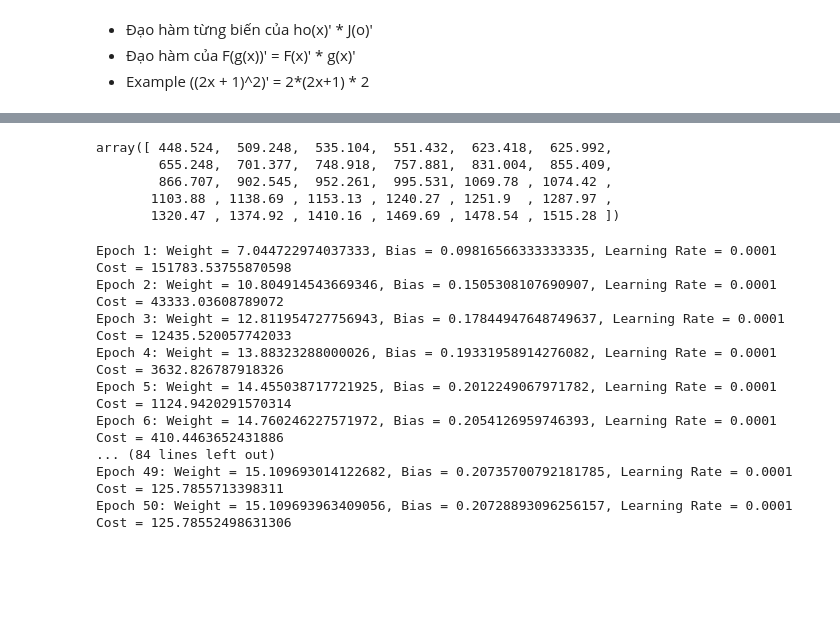
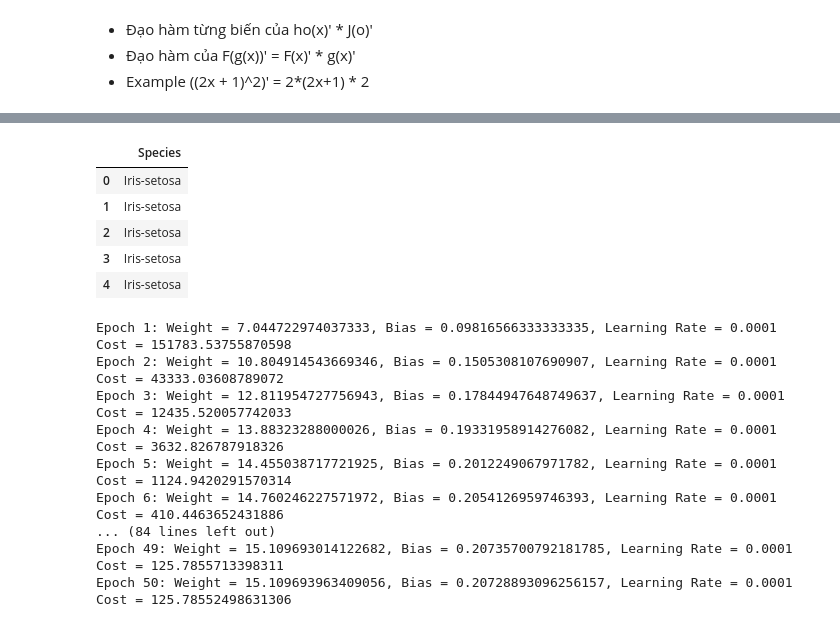
Before and after one commit to buithanhdam/Machine-Learning-Algorithms-From-Scratch, a Jupyter notebook: Regression_Linear_Logistic.ipynb, the cells around one changed output, grey strips where cells are left out. Saved outputs shown, nothing was run; the diff lists cells and outputs as text; code cells hidden in the pictures; blank space fills up the shorter version.

```diff
--- a/Regression_Linear_Logistic.ipynb
+++ b/Regression_Linear_Logistic.ipynb
@@ -76 +94,4 @@ target = np.array(data['Giá'])
+# %%
+input = df[['SepalLengthCm','SepalWidthCm','PetalLengthCm','PetalWidthCm']]
+target = df[['Species']]
 # %%
@@ -84,9 +125,10 @@ array([ 30.    ,  32.4138,  34.8276,  37.2414,  39.6552,  42.069 ,
 # %%
-target
+target.head(5)
 # %% [output]
-array([ 448.524,  509.248,  535.104,  551.432,  623.418,  625.992,
-        655.248,  701.377,  748.918,  757.881,  831.004,  855.409,
-        866.707,  902.545,  952.261,  995.531, 1069.78 , 1074.42 ,
-       1103.88 , 1138.69 , 1153.13 , 1240.27 , 1251.9  , 1287.97 ,
-       1320.47 , 1374.92 , 1410.16 , 1469.69 , 1478.54 , 1515.28 ])
+|  | Species |
+| 0 | Iris-setosa |
+| 1 | Iris-setosa |
+| 2 | Iris-setosa |
+| 3 | Iris-setosa |
+| 4 | Iris-setosa |
 # %%
```
Also changed, not shown: parts of 12 cells of this notebook.
